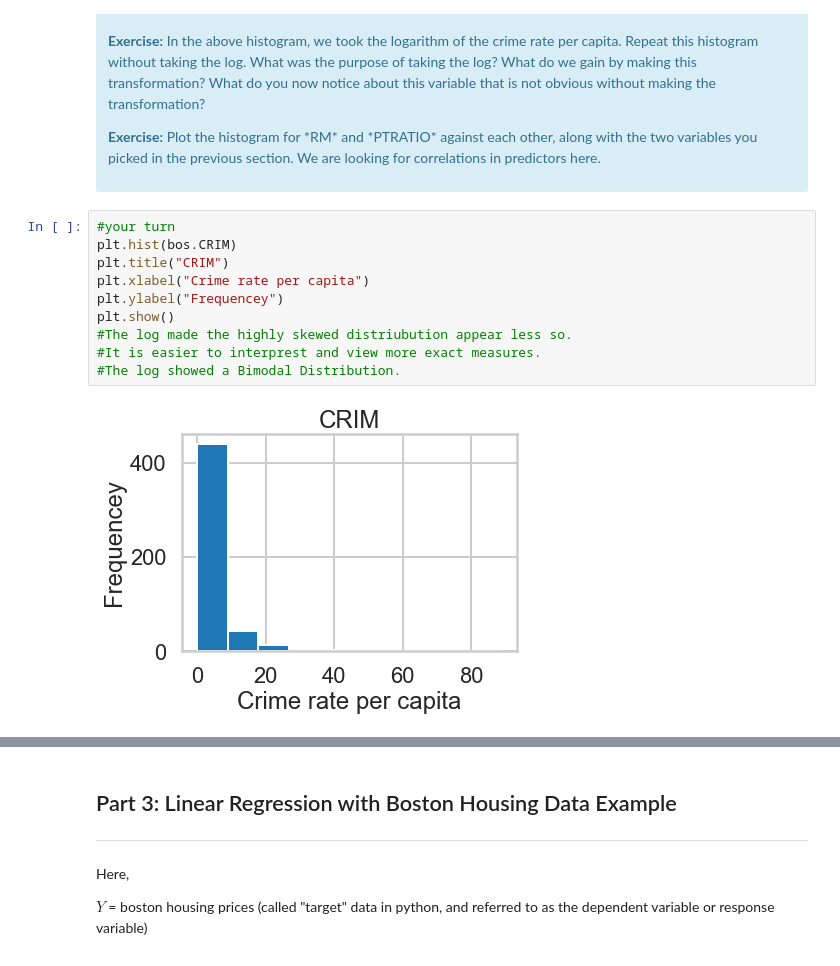
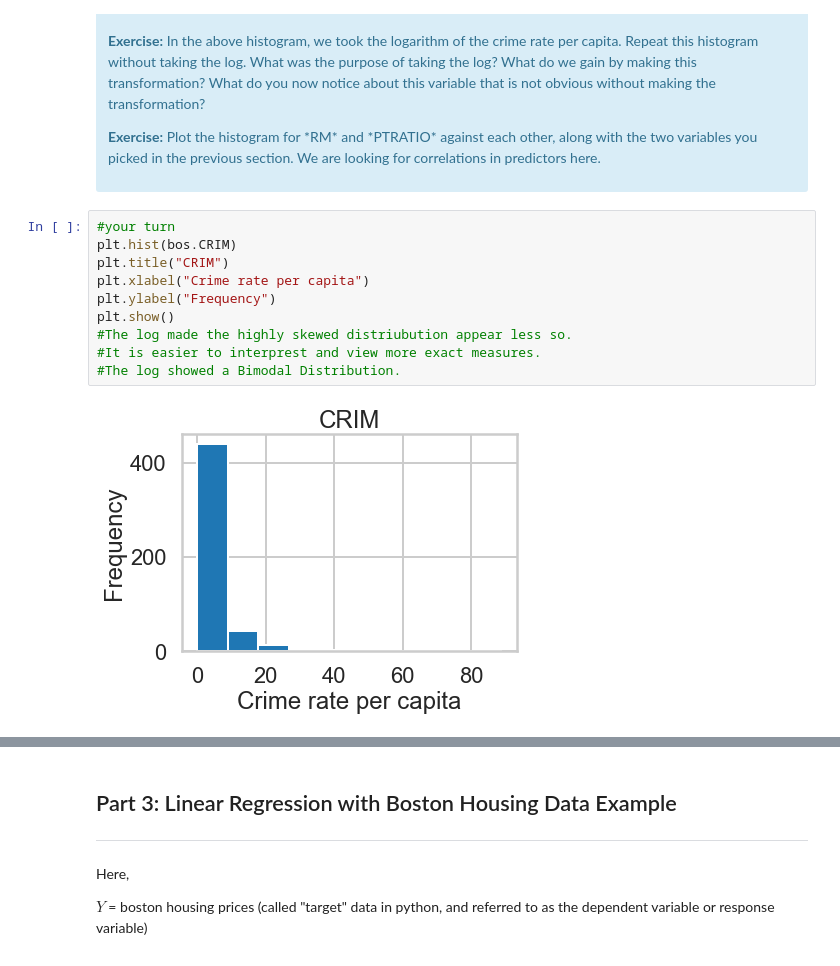
Before and after one commit to mightysquirrely/Springboard-Mini-Projects, a Jupyter notebook: Mini_Project_Linear_Regression.ipynb, the cells around one changed output, grey strips where cells are left out. Saved outputs shown, nothing was run; the diff lists cells and outputs as text.

```diff
--- a/Mini_Project_Linear_Regression.ipynb
+++ b/Mini_Project_Linear_Regression.ipynb
@@ -361,15 +361,15 @@ plt.show()
 # %%
 #your turn
 plt.hist(bos.CRIM)
 plt.title("CRIM")
 plt.xlabel("Crime rate per capita")
-plt.ylabel("Frequencey")
+plt.ylabel("Frequency")
 plt.show()
 #The log made the highly skewed distriubution appear less so.
 #It is easier to interprest and view more exact measures.
 #The log showed a Bimodal Distribution.
 # %% [output]
-[figure, old version]
+[figure, new version]
 # %%
 plt.hist([bos.RM, bos.PTRATIO, bos.INDUS], label = ['RM', 'PTRATIO', 'INDUS'])
 plt.title("Predictor Correlation")
```
Also changed, not shown: parts of 12 cells of this notebook.
